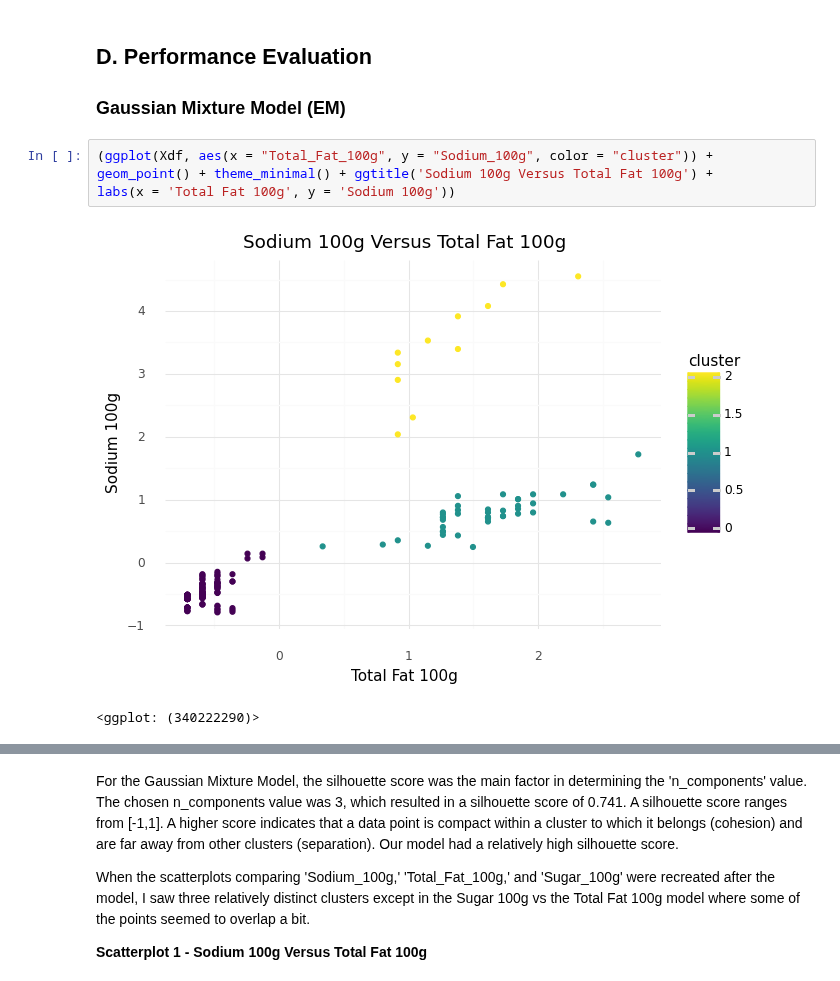
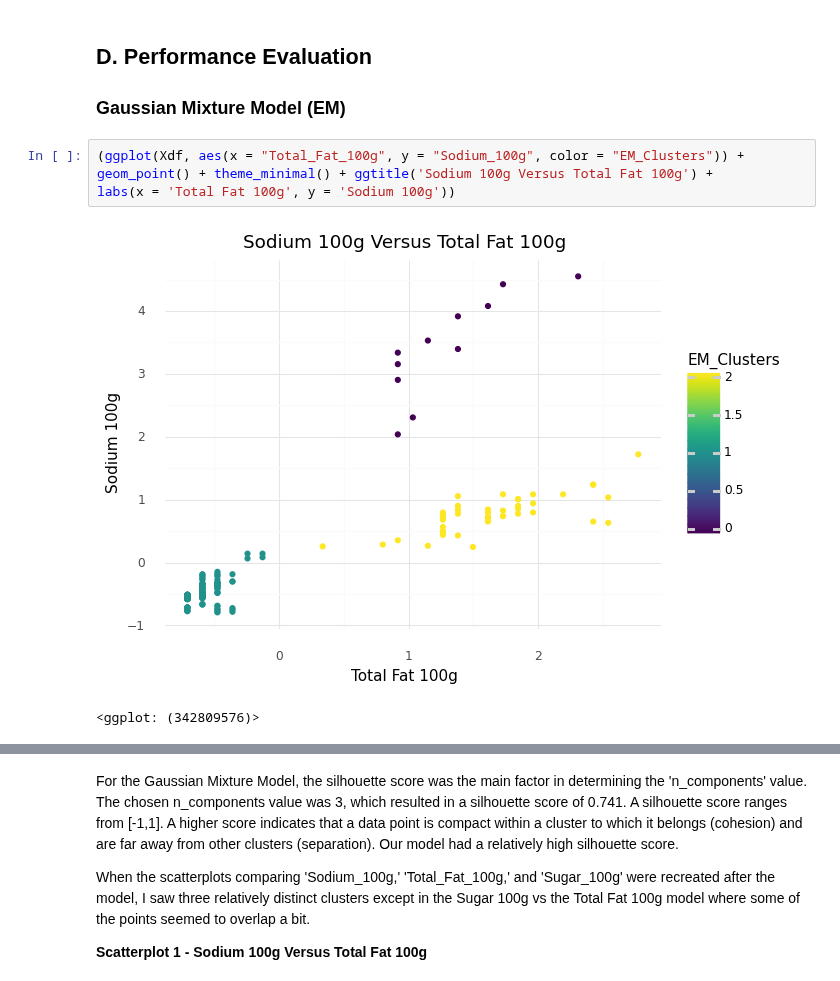
Before and after one commit to min-is/Chapman-University, a Jupyter notebook: CPSC 392 - Data Science/Projects/Min - Project 2.ipynb, the cells around one changed output, grey strips where cells are left out. Drawn from its saved outputs; the diff is of its cells as text.

```diff
--- a/CPSC 392 - Data Science/Projects/Min - Project 2.ipynb
+++ b/CPSC 392 - Data Science/Projects/Min - Project 2.ipynb
@@ -198,10 +198,10 @@ K-Means utilizes the hyperparameter "k" to determine the number of centroids, an
 ## D. Performance Evaluation
 ### Gaussian Mixture Model (EM)
 # %%
-(ggplot(Xdf, aes(x = "Total_Fat_100g", y = "Sodium_100g", color = "cluster")) +
+(ggplot(Xdf, aes(x = "Total_Fat_100g", y = "Sodium_100g", color = "EM_Clusters")) +
 geom_point() + theme_minimal() + ggtitle('Sodium 100g Versus Total Fat 100g') +
 labs(x = 'Total Fat 100g', y = 'Sodium 100g'))
 # %% [output]
-[figure, old version]
+[figure, new version]
-<ggplot: (340222290)>
+<ggplot: (342809576)>
 # %%
```
Also changed, not shown: parts of 13 cells of this notebook, 1 other file.
